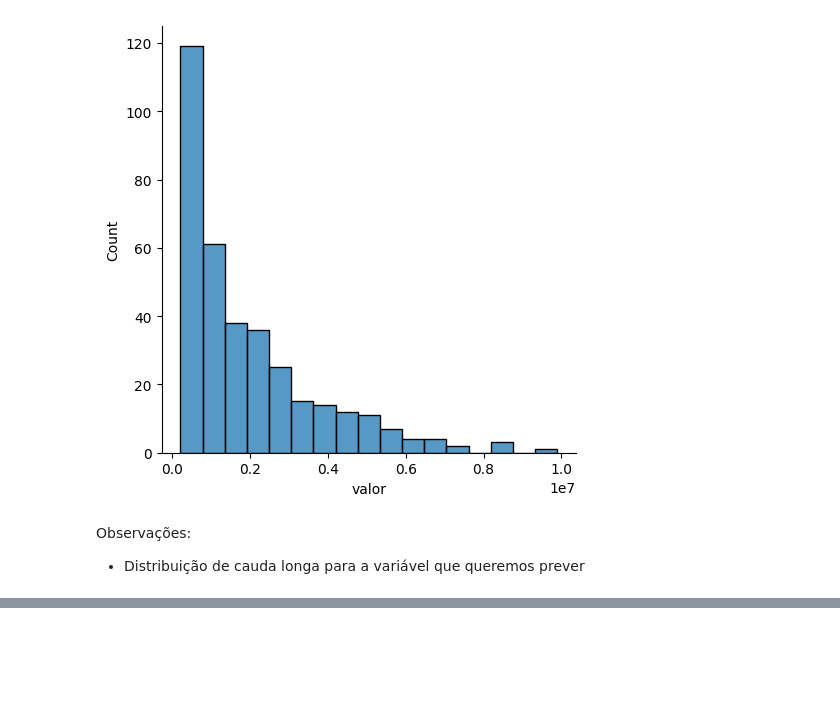
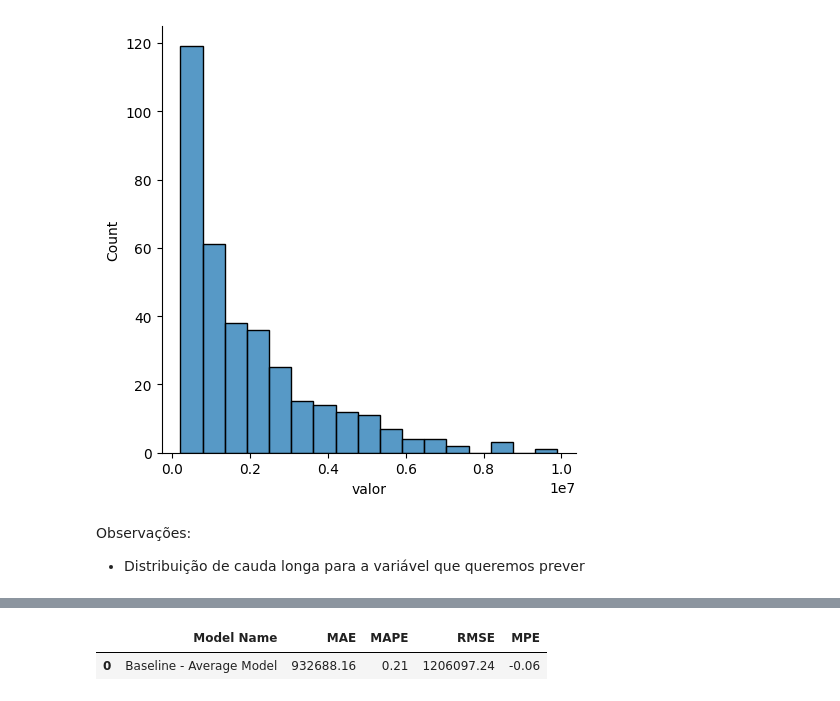
Before and after one commit to Alexandre-Magno/tcc, a Jupyter notebook: notebooks/Ciclo1.ipynb, the cells around one changed output, grey strips where cells are left out. Saved outputs shown, nothing was run; the diff lists cells and outputs as text; code cells hidden in the pictures; blank space fills up the shorter version.

```diff
--- a/notebooks/Ciclo1.ipynb
+++ b/notebooks/Ciclo1.ipynb
@@ -140,0 +171,13 @@ Observações:
+# %%
+aux2 = aux1[['ano','valor']].groupby('ano').mean().reset_index().rename(columns={'valor':'predictions'})
+# %%
+aux1 = pd.merge(aux1,aux2 ,on='ano', how='left')
+# %%
+yhat_baseline = aux1['predictions']
+# %%
+baseline_result = ml_error("Baseline - Average Model", y_test.to_numpy(),yhat_baseline.to_numpy())
+# %%
+baseline_result
+# %% [output]
+|  | Model Name | MAE | MAPE | RMSE | MPE |
+| 0 | Baseline - Average Model | 932688.16 | 0.21 | 1206097.24 | -0.06 |
```
Also changed, not shown: parts of 14 cells of this notebook, 3 other files.
